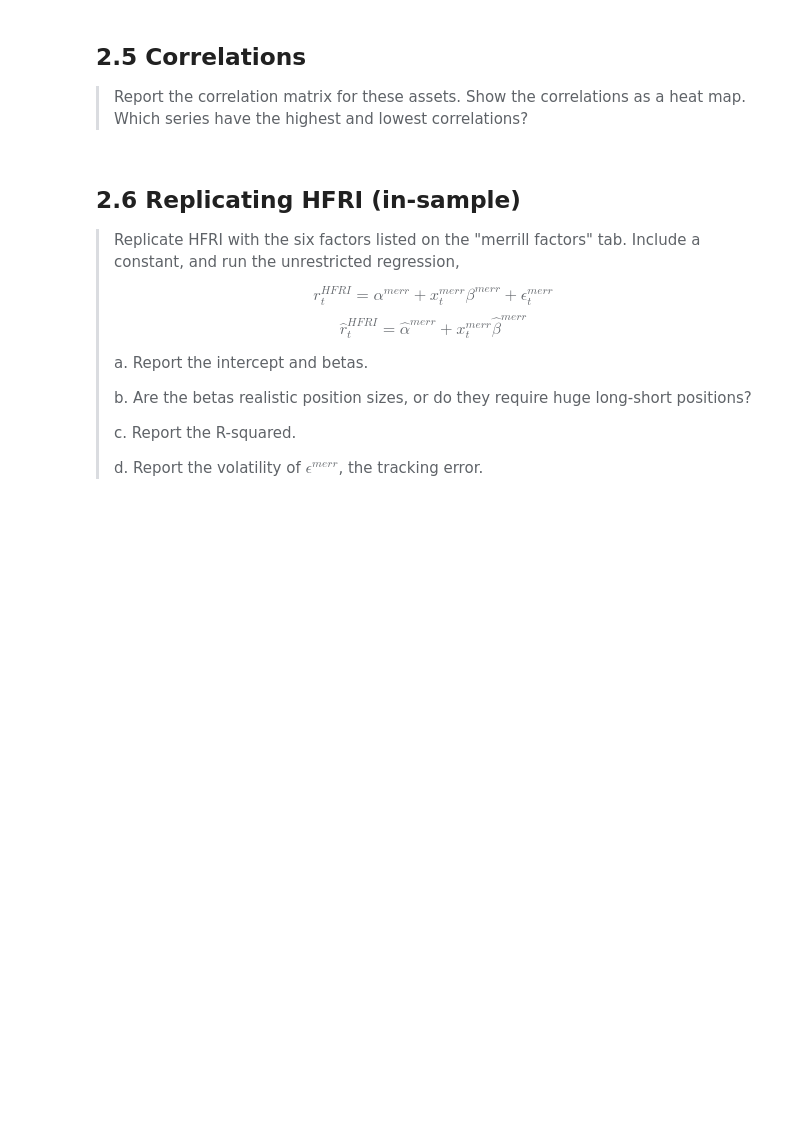
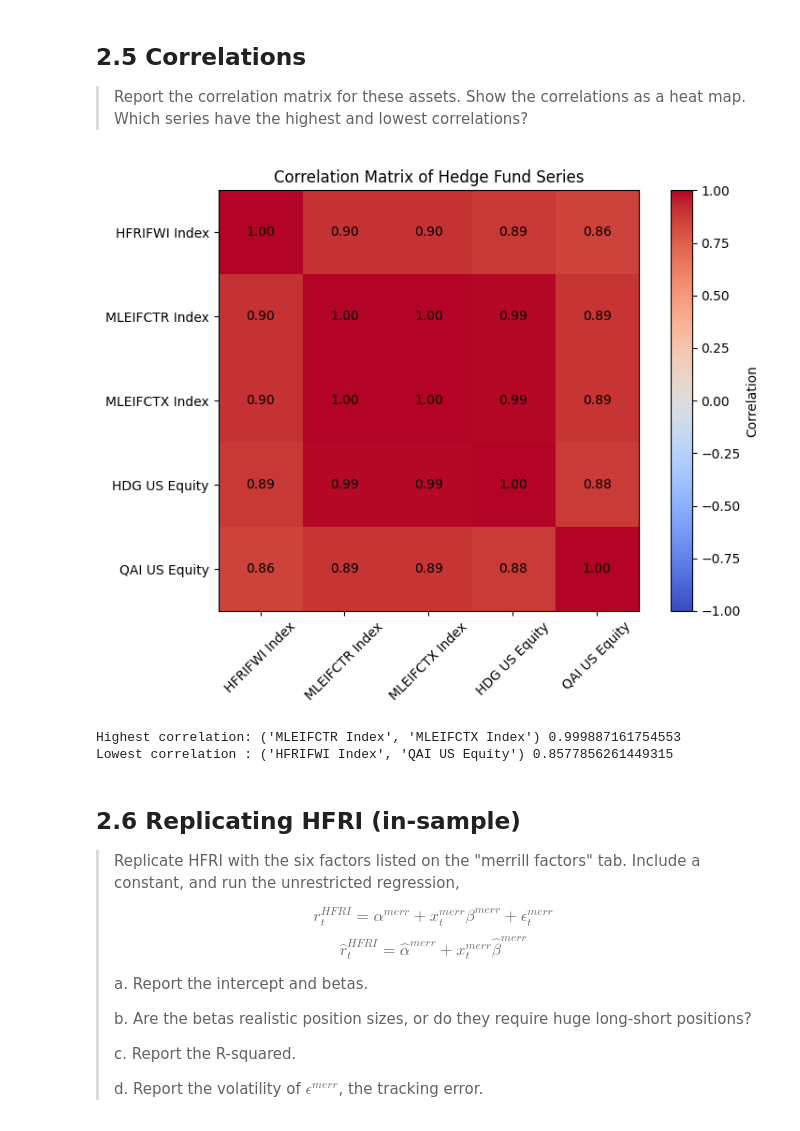
Before and after one commit to Brendon-Wang/finm-36700portfolio, a Jupyter notebook: hw2_proshares_replication/proshares_replication.ipynb, the cells around one changed output. Drawn from its saved outputs; the diff is of its cells as text; code cells hidden in the pictures; blank space fills up the shorter version.

Commit message:
Proshares v2 pushed

```diff
--- a/hw2_proshares_replication/proshares_replication.ipynb
+++ b/hw2_proshares_replication/proshares_replication.ipynb
@@ -55,7 +55,7 @@ pd.options.display.float_format = '{:,.4f}'.format
 plt.rcParams['figure.figsize'] = (10, 5)
 
 FREQ = 12                                   # monthly data
-DATA_PATH = 'data/proshares_analysis_data.xlsx'
+DATA_PATH = '/Users/daniilg/Downloads/proshares_analysis_data.xlsx'
 # %%
 sheets = pd.read_excel(DATA_PATH, sheet_name=None, index_col=0)
 sheets.pop('descriptions', None)          # ticker -> security name, not a time series
@@ -154,7 +189,33 @@ tail
 ## 2.5 Correlations
 > Report the correlation matrix for these assets. Show the correlations as a heat map. Which series have the highest and lowest correlations?
 # %%
-# TODO
+# 2.5 Correlations
+corr = hf.corr()
+corr
+
+# Heat map of the correlations
+plt.figure(figsize=(8, 6))
+plt.imshow(corr, cmap='coolwarm', vmin=-1, vmax=1)
+plt.colorbar(label='Correlation')
+plt.xticks(range(len(corr.columns)), corr.columns, rotation=45)
+plt.yticks(range(len(corr.index)), corr.index)
+for i in range(len(corr.columns)):
+    for j in range(len(corr.index)):
+        plt.text(j, i, f'{corr.iloc[i, j]:.2f}', ha='center', va='center', color='black')
+plt.title('Correlation Matrix of Hedge Fund Series')
+plt.tight_layout()
+plt.show()
+
+# Highest and lowest non-self correlations
+upper = corr.where(~np.eye(len(corr), dtype=bool))
+max_pair = upper.stack().idxmax()
+min_pair = upper.stack().idxmin()
+print('Highest correlation:', max_pair, upper.stack().max())
+print('Lowest correlation :', min_pair, upper.stack().min())
+# %% [output]
+[figure, added]
+Highest correlation: ('MLEIFCTR Index', 'MLEIFCTX Index') 0.999887161754553
+Lowest correlation : ('HFRIFWI Index', 'QAI US Equity') 0.8577856261449315
 # %% [markdown]
 ## 2.6 Replicating HFRI (in-sample)
 > Replicate HFRI with the six factors listed on the "merrill factors" tab. Include a constant, and run the unrestricted regression,
```
Also changed, not shown: parts of 5 cells of this notebook.
